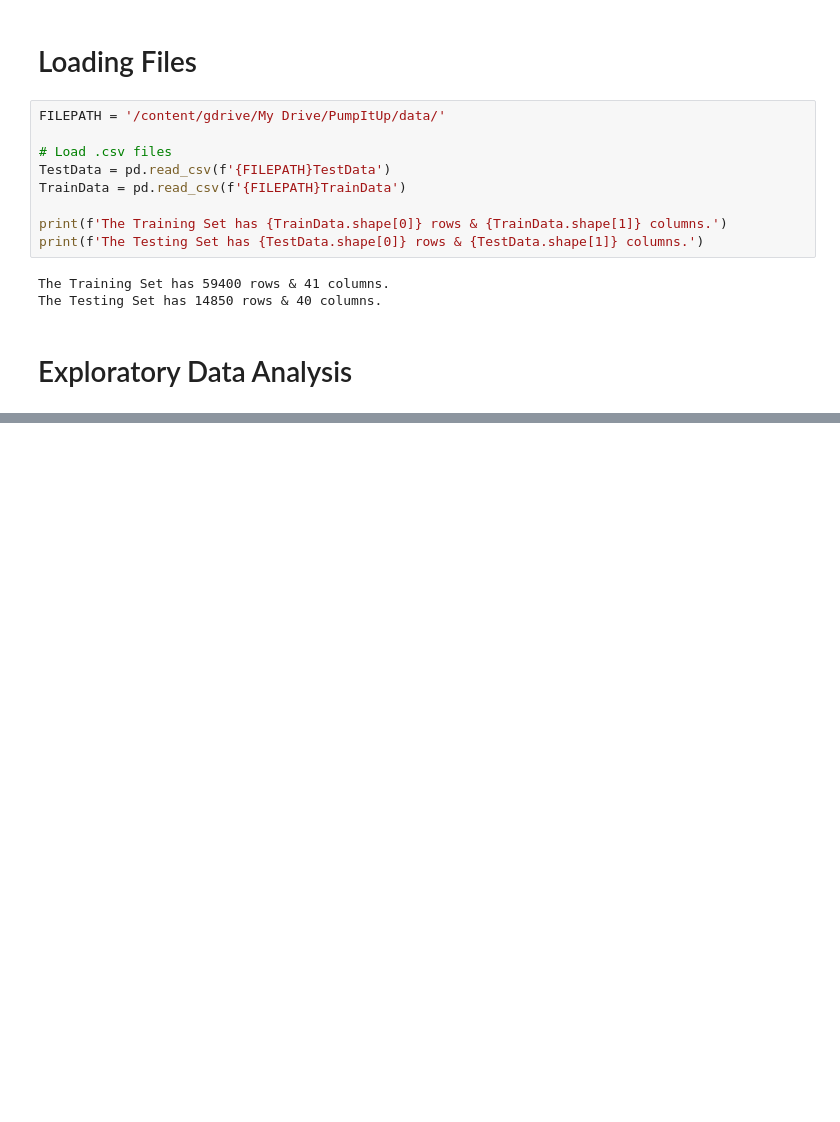
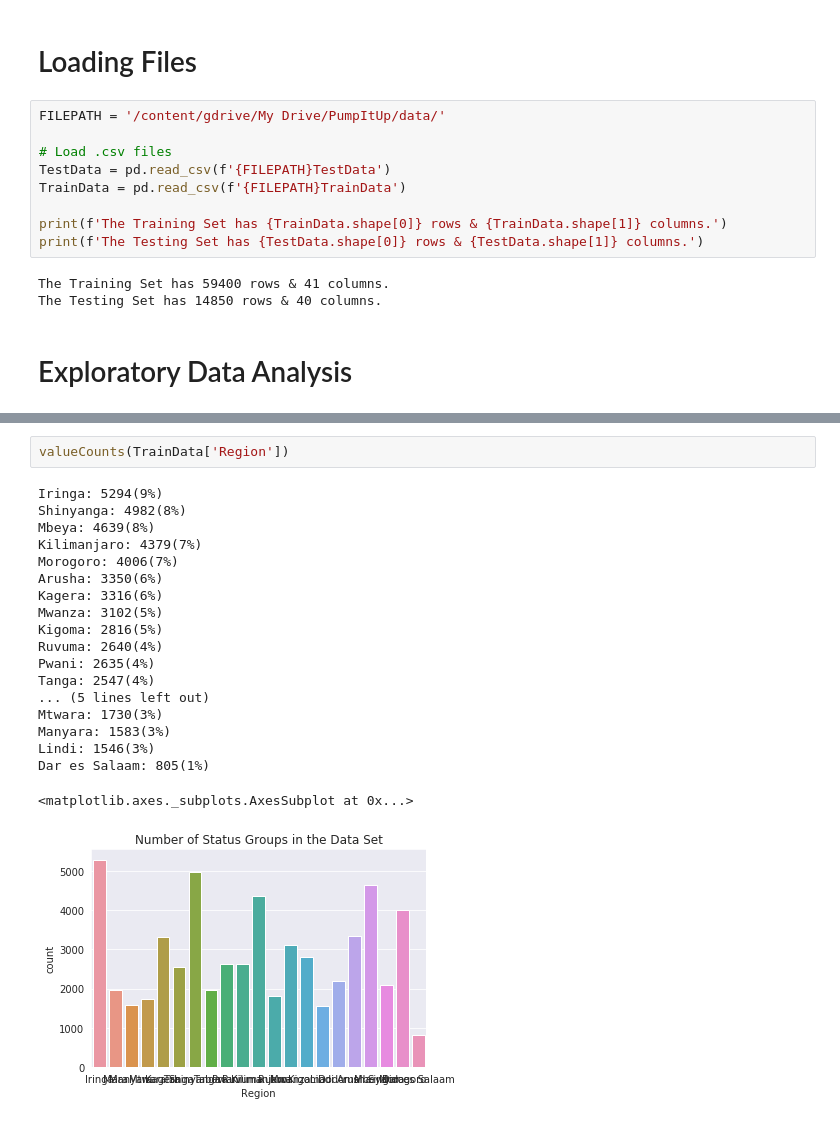
Before and after one commit to Jarmos-san/PumpItUp, a Jupyter notebook: EDA.ipynb, the cells around one changed output, grey strips where cells are left out. Cells and saved outputs as stored; diff of their text form; blank space fills up the shorter version.

```diff
--- a/EDA.ipynb
+++ b/EDA.ipynb
@@ -77,0 +147,22 @@ functional needs repair: 4317(7%)
+# %%
+valueCounts(TrainData['Region'])
+# %% [output]
+Iringa: 5294(9%)
+Shinyanga: 4982(8%)
+Mbeya: 4639(8%)
+Kilimanjaro: 4379(7%)
+Morogoro: 4006(7%)
+Arusha: 3350(6%)
+Kagera: 3316(6%)
+Mwanza: 3102(5%)
+Kigoma: 2816(5%)
+Ruvuma: 2640(4%)
+Pwani: 2635(4%)
+Tanga: 2547(4%)
+... (5 lines left out)
+Mtwara: 1730(3%)
+Manyara: 1583(3%)
+Lindi: 1546(3%)
+Dar es Salaam: 805(1%)
+<matplotlib.axes._subplots.AxesSubplot at 0x...>
+[figure, added]
```
Also changed, not shown: parts of 20 cells of this notebook.
